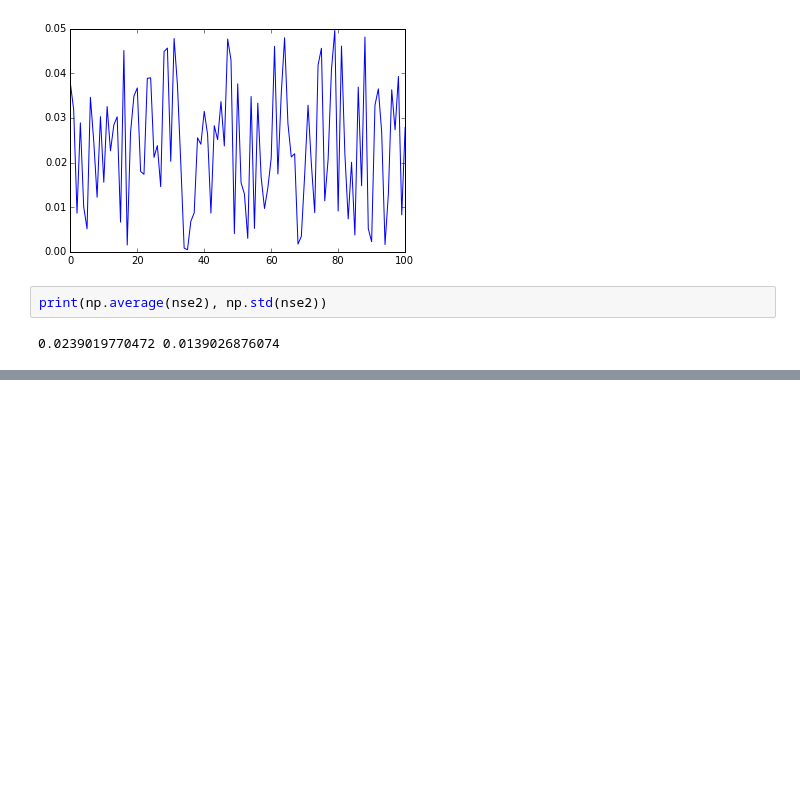
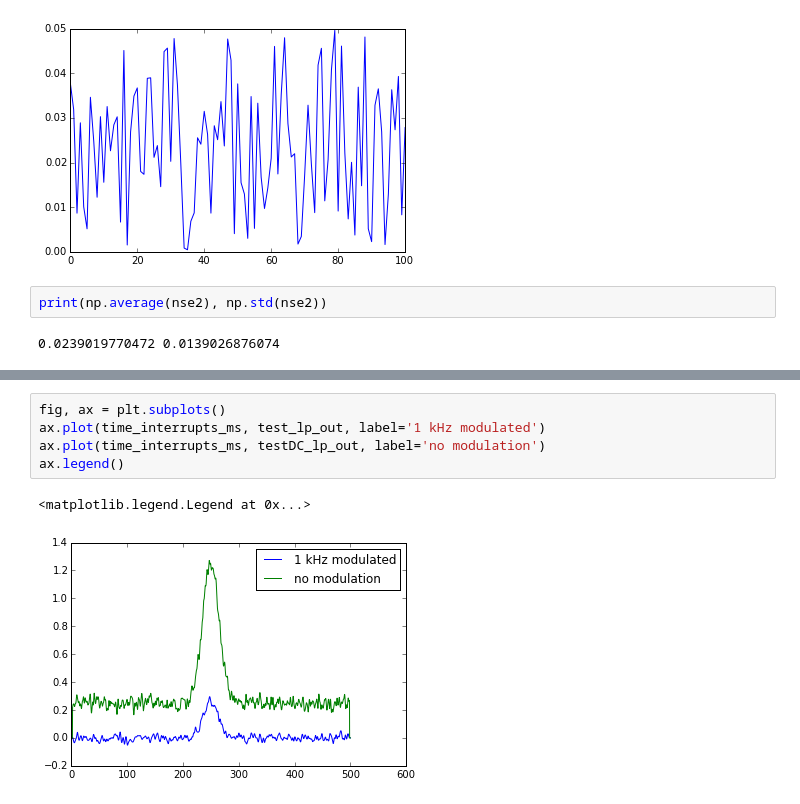
Before and after one commit to naushad-rahman/LIFSrProj_F15, a Jupyter notebook: DSP/digital_filter_explore/150708_apply_filters_to_simulated_data.ipynb, the cells around one changed output, grey strips where cells are left out. Drawn from its saved outputs; the diff is of its cells as text; blank space fills up the shorter version.

```diff
--- a/DSP/digital_filter_explore/150708_apply_filters_to_simulated_data.ipynb
+++ b/DSP/digital_filter_explore/150708_apply_filters_to_simulated_data.ipynb
@@ -559,0 +630,8 @@ ax.plot(time_interrupts_ms, test_lp_out, label='Low pass filtered')
+# %%
+fig, ax = plt.subplots()
+ax.plot(time_interrupts_ms, test_lp_out, label='1 kHz modulated')
+ax.plot(time_interrupts_ms, testDC_lp_out, label='no modulation')
+ax.legend()
+# %% [output]
+<matplotlib.legend.Legend at 0x...>
+[figure, added]
```
Also changed, not shown: parts of 7 cells of this notebook.
